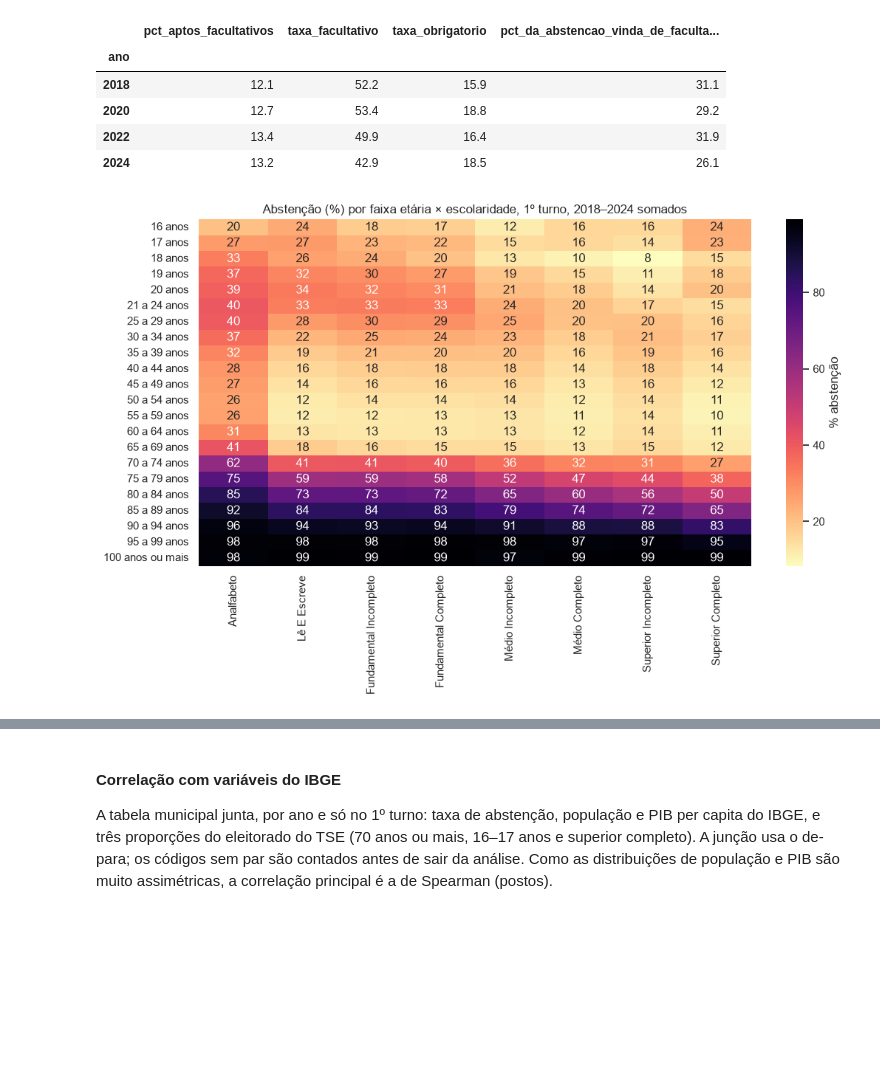
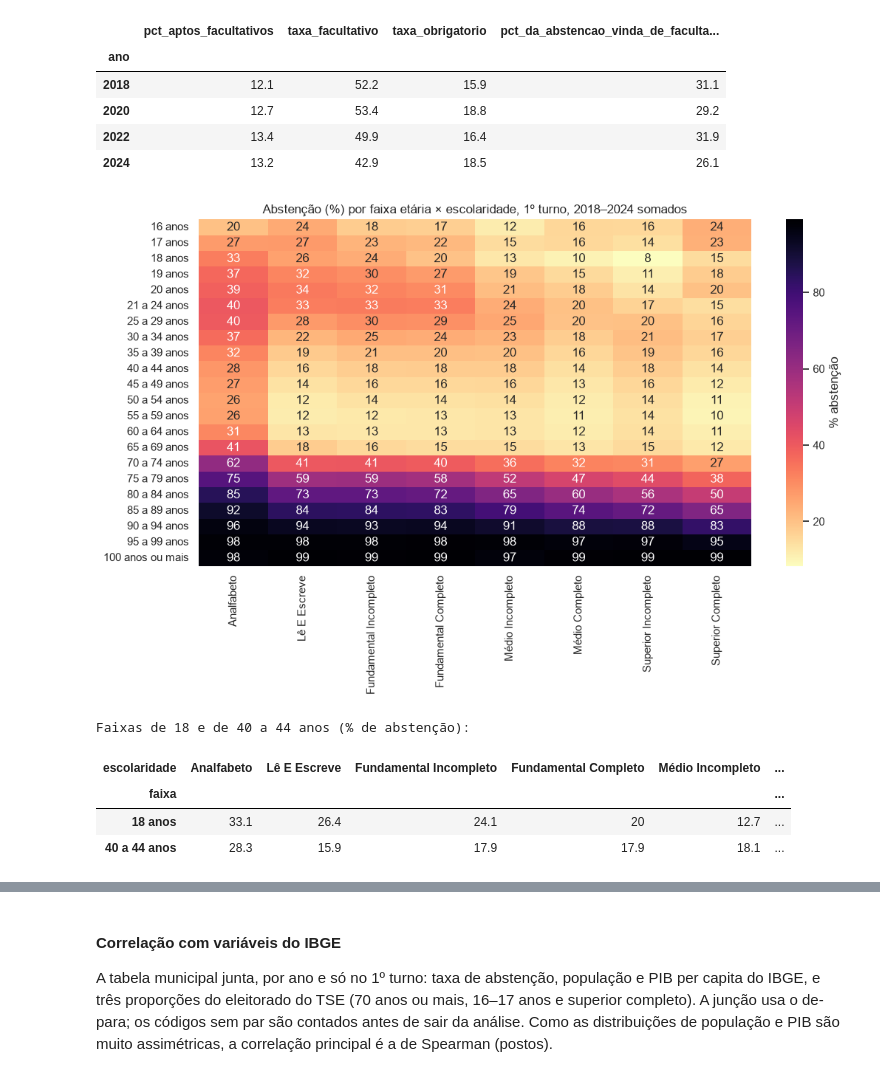
Before and after one commit to GUSTAVOHOOO/bigdata-tse-abstencao, a Jupyter notebook: notebooks/etapa1.ipynb, the cells around one changed output, grey strips where cells are left out. Saved outputs shown, nothing was run; the diff lists cells and outputs as text; code cells hidden in the pictures; blank space fills up the shorter version.

```diff
--- a/notebooks/etapa1.ipynb
+++ b/notebooks/etapa1.ipynb
@@ -987,15 +1051,22 @@ Voto facultativo × obrigatório (1º turno)
 # %%
 cruz = taxa_abstencao(perfil, ["faixa", "escolaridade"])
 cruz_piv = cruz.pivot(index="faixa", columns="escolaridade", values="taxa_abstencao")
 cruz_piv.index = cruz_piv.index.str.split(" ", n=1).str[1]
 cruz_piv.columns = cruz_piv.columns.str.split(" ", n=1).str[1].str.replace("ENSINO ", "").str.title()
 fig, ax = plt.subplots(figsize=(11, 7))
 sns.heatmap(100 * cruz_piv, annot=True, fmt=".0f", cmap="magma_r", cbar_kws={"label": "% abstenção"}, ax=ax)
 ax.set_title("Abstenção (%) por faixa etária × escolaridade, 1º turno, 2018–2024 somados")
 ax.set_xlabel("")
 ax.set_ylabel("")
 plt.tight_layout()
 plt.show()
+print("Faixas de 18 e de 40 a 44 anos (% de abstenção):")
+(100 * cruz_piv.loc[["18 anos", "40 a 44 anos"]]).round(1)
 # %% [output]
 [figure]
+Faixas de 18 e de 40 a 44 anos (% de abstenção):
+| escolaridade | Analfabeto | Lê E Escreve | Fundamental Incompleto | Fundamental Completo | Médio Incompleto | ... |
+| faixa |  |  |  |  |  | ... |
+| 18 anos | 33.1 | 26.4 | 24.1 | 20 | 12.7 | ... |
+| 40 a 44 anos | 28.3 | 15.9 | 17.9 | 17.9 | 18.1 | ... |
 # %% [markdown]
```
Also changed, not shown: parts of 19 cells of this notebook.
